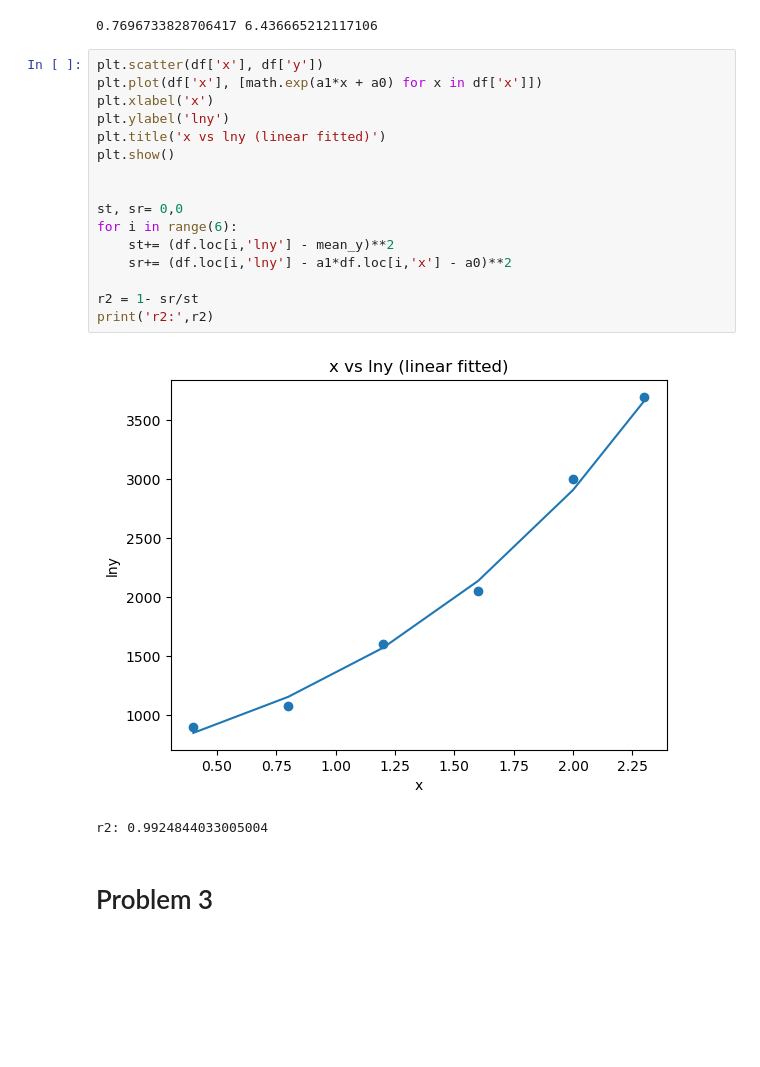
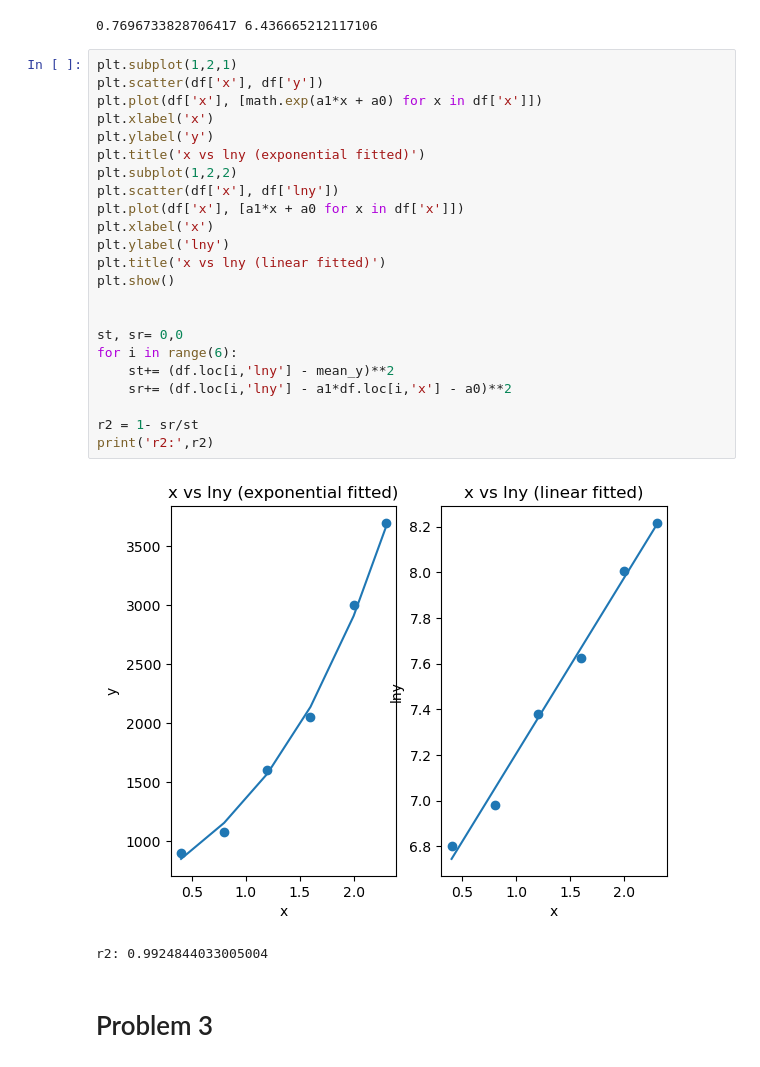
Before and after one commit to an20805/Numerical-Methods-with-Programming, a Jupyter notebook: 21044_a4.ipynb, the cells around one changed output. Cells and saved outputs as stored; diff of their text form; blank space fills up the shorter version.

```diff
--- a/21044_a4.ipynb
+++ b/21044_a4.ipynb
@@ -92,23 +92,30 @@ print(a1, a0)
 # %% [output]
 0.7696733828706417 6.436665212117106
 # %%
+plt.subplot(1,2,1)
 plt.scatter(df['x'], df['y'])
 plt.plot(df['x'], [math.exp(a1*x + a0) for x in df['x']])
+plt.xlabel('x')
+plt.ylabel('y')
+plt.title('x vs lny (exponential fitted)')
+plt.subplot(1,2,2)
+plt.scatter(df['x'], df['lny'])
+plt.plot(df['x'], [a1*x + a0 for x in df['x']])
 plt.xlabel('x')
 plt.ylabel('lny')
 plt.title('x vs lny (linear fitted)')
 plt.show()
 
 
 st, sr= 0,0
 for i in range(6):
     st+= (df.loc[i,'lny'] - mean_y)**2
     sr+= (df.loc[i,'lny'] - a1*df.loc[i,'x'] - a0)**2
 
 r2 = 1- sr/st
 print('r2:',r2)
 # %% [output]
-[figure, old version]
+[figure, new version]
 r2: 0.9924844033005004
 # %% [markdown]
 # Problem 3
```
